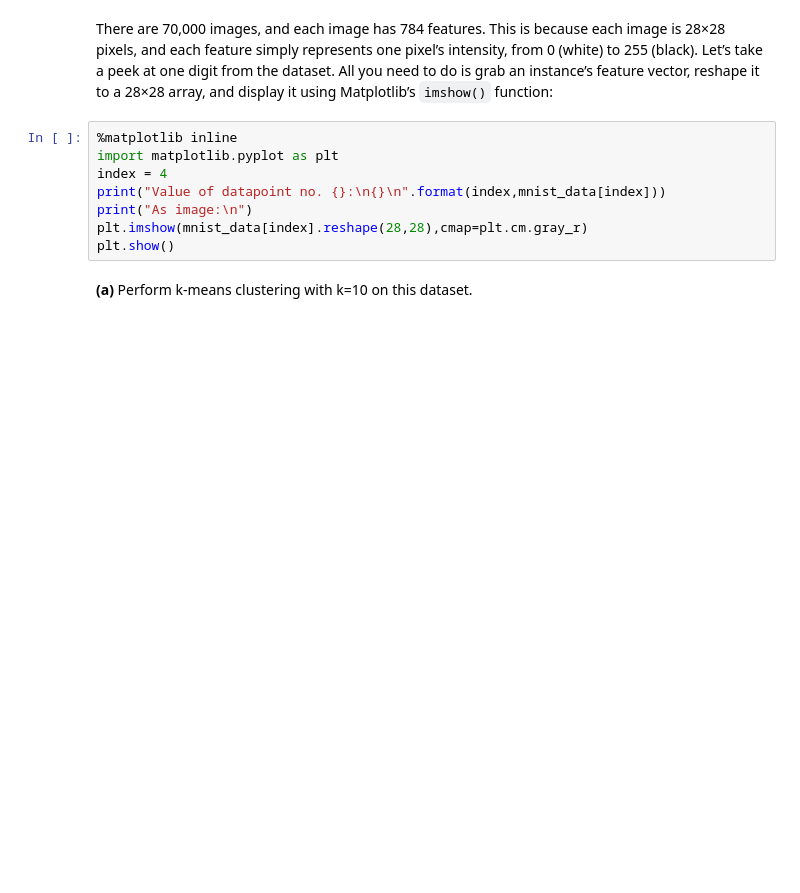
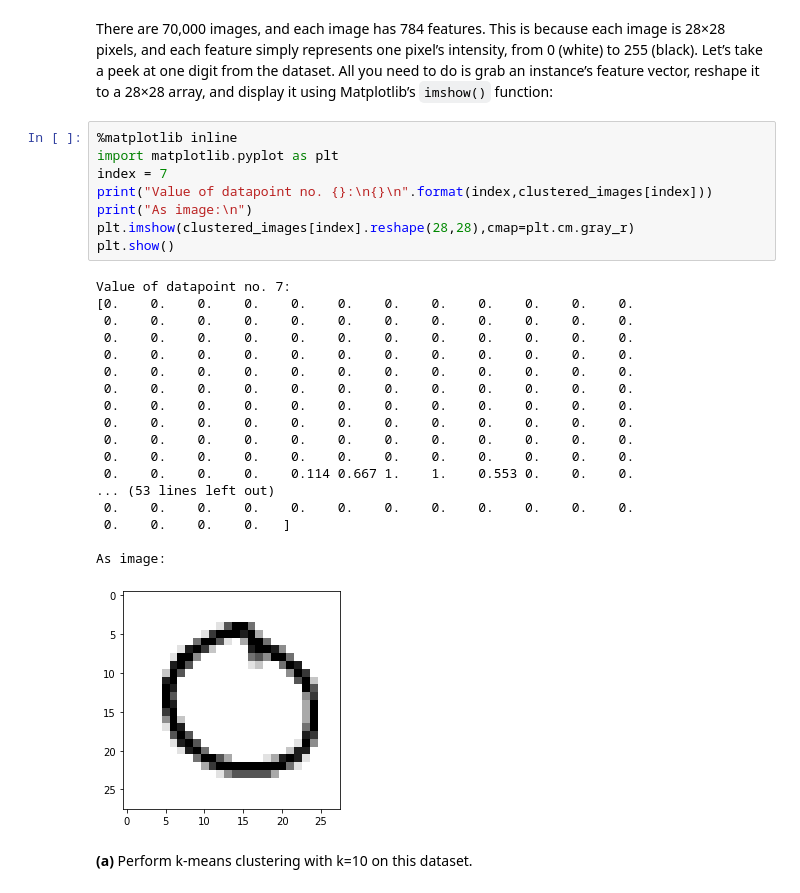
Before and after one commit to Beadhangerone/MAL, a Jupyter notebook: MAL1 Project 2022.ipynb, the cells around one changed output. Saved outputs shown, nothing was run; the diff lists cells and outputs as text; blank space fills up the shorter version.

```diff
--- a/MAL1 Project 2022.ipynb
+++ b/MAL1 Project 2022.ipynb
@@ -379,10 +386,29 @@ and each feature simply represents one pixel’s intensity, from 0 (white) to 25
 # %%
 %matplotlib inline
 import matplotlib.pyplot as plt
-index = 4
-print("Value of datapoint no. {}:\n{}\n".format(index,mnist_data[index]))
+index = 7
+print("Value of datapoint no. {}:\n{}\n".format(index,clustered_images[index]))
 print("As image:\n")
-plt.imshow(mnist_data[index].reshape(28,28),cmap=plt.cm.gray_r)
+plt.imshow(clustered_images[index].reshape(28,28),cmap=plt.cm.gray_r)
 plt.show()
+# %% [output]
+Value of datapoint no. 7:
+[0.    0.    0.    0.    0.    0.    0.    0.    0.    0.    0.    0.
+ 0.    0.    0.    0.    0.    0.    0.    0.    0.    0.    0.    0.
+ 0.    0.    0.    0.    0.    0.    0.    0.    0.    0.    0.    0.
+ 0.    0.    0.    0.    0.    0.    0.    0.    0.    0.    0.    0.
+ 0.    0.    0.    0.    0.    0.    0.    0.    0.    0.    0.    0.
+ 0.    0.    0.    0.    0.    0.    0.    0.    0.    0.    0.    0.
+ 0.    0.    0.    0.    0.    0.    0.    0.    0.    0.    0.    0.
+ 0.    0.    0.    0.    0.    0.    0.    0.    0.    0.    0.    0.
+ 0.    0.    0.    0.    0.    0.    0.    0.    0.    0.    0.    0.
+ 0.    0.    0.    0.    0.    0.    0.    0.    0.    0.    0.    0.
+ 0.    0.    0.    0.    0.114 0.667 1.    1.    0.553 0.    0.    0.
+... (53 lines left out)
+ 0.    0.    0.    0.    0.    0.    0.    0.    0.    0.    0.    0.
+ 0.    0.    0.    0.   ]
+
+As image:
+[figure, added]
 # %% [markdown]
 **(a)** Perform k-means clustering with k=10 on this dataset.
```
Also changed, not shown: parts of 8 cells of this notebook, 1 other file.
